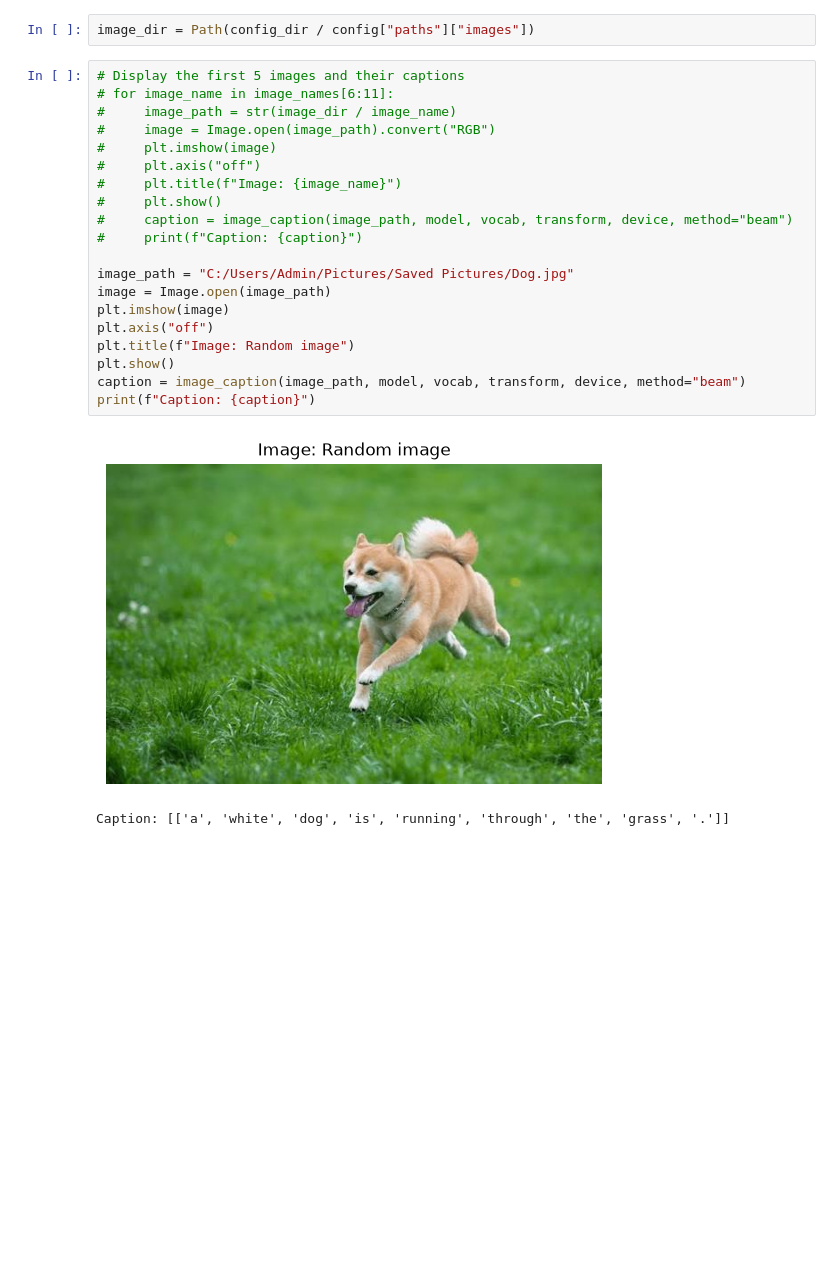
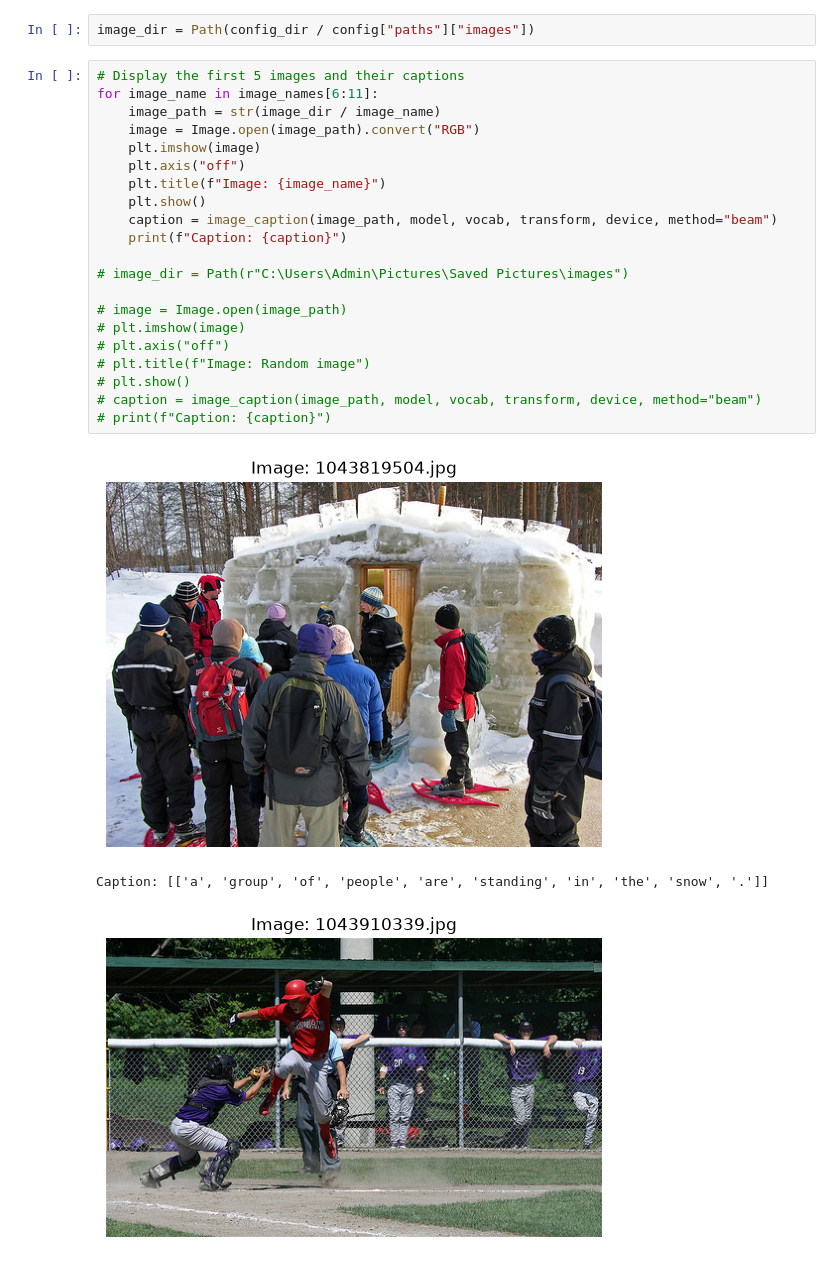
Before and after one commit to dvankien123/image-captioning, a Jupyter notebook: notebooks/inference_demo.ipynb, the cells around one changed output. Cells and saved outputs as stored; diff of their text form; blank space fills up the shorter version.

```diff
--- a/notebooks/inference_demo.ipynb
+++ b/notebooks/inference_demo.ipynb
@@ -34,24 +33,26 @@ image_names[:5]
 image_dir = Path(config_dir / config["paths"]["images"])
 # %%
 # Display the first 5 images and their captions
-# for image_name in image_names[6:11]:
-#     image_path = str(image_dir / image_name)
-#     image = Image.open(image_path).convert("RGB")
-#     plt.imshow(image)
-#     plt.axis("off")
-#     plt.title(f"Image: {image_name}")
-#     plt.show()
-#     caption = image_caption(image_path, model, vocab, transform, device, method="beam")
-#     print(f"Caption: {caption}")
+for image_name in image_names[6:11]:
+    image_path = str(image_dir / image_name)
+    image = Image.open(image_path).convert("RGB")
+    plt.imshow(image)
+    plt.axis("off")
+    plt.title(f"Image: {image_name}")
+    plt.show()
+    caption = image_caption(image_path, model, vocab, transform, device, method="beam")
+    print(f"Caption: {caption}")
 
-image_path = "C:/Users/Admin/Pictures/Saved Pictures/Dog.jpg"
-image = Image.open(image_path)
-plt.imshow(image)
-plt.axis("off")
-plt.title(f"Image: Random image")
-plt.show()
-caption = image_caption(image_path, model, vocab, transform, device, method="beam")
-print(f"Caption: {caption}")
+# image_dir = Path(r"C:\Users\Admin\Pictures\Saved Pictures\images")
+
+# image = Image.open(image_path)
+# plt.imshow(image)
+# plt.axis("off")
+# plt.title(f"Image: Random image")
+# plt.show()
+# caption = image_caption(image_path, model, vocab, transform, device, method="beam")
+# print(f"Caption: {caption}")
 # %% [output]
-[figure, old version]
+[figure, new version]
-Caption: [['a', 'white', 'dog', 'is', 'running', 'through', 'the', 'grass', '.']]
+Caption: [['a', 'group', 'of', 'people', 'are', 'standing', 'in', 'the', 'snow', '.']]
+[figure, added]
```
Also changed, not shown: parts of 2 cells of this notebook, 4 other files.
